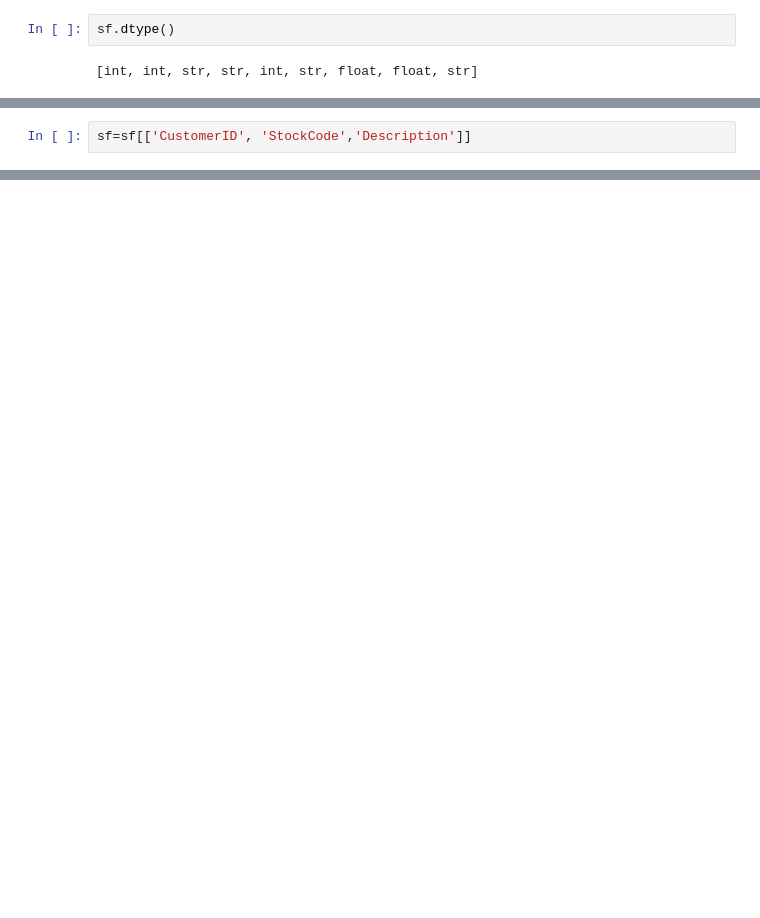
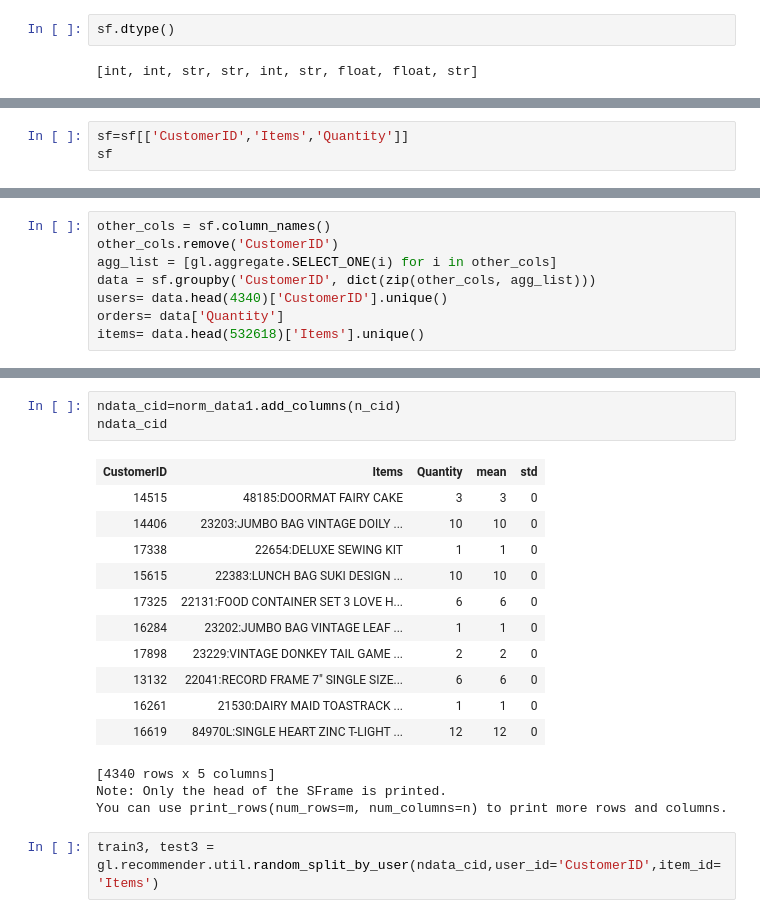
Before and after one commit to TimusLetap/Online-Retail, a Jupyter notebook: Recommendation for Wholesale Reailers.ipynb, the cells around one changed output, grey strips where cells are left out. Cells and saved outputs as stored; diff of their text form; blank space fills up the shorter version.

```diff
--- a/Recommendation for Wholesale Reailers.ipynb
+++ b/Recommendation for Wholesale Reailers.ipynb
@@ -100,2 +85,3 @@ sf.dtype()
 # %%
-sf=sf[['CustomerID', 'StockCode','Description']]
+sf=sf[['CustomerID','Items','Quantity']]
+sf
@@ -120,0 +103,8 @@ You can use print_rows(num_rows=m, num_columns=n) to print more rows and columns
+# %%
+other_cols = sf.column_names()
+other_cols.remove('CustomerID')
+agg_list = [gl.aggregate.SELECT_ONE(i) for i in other_cols]
+data = sf.groupby('CustomerID', dict(zip(other_cols, agg_list)))
+users= data.head(4340)['CustomerID'].unique()
+orders= data['Quantity']
+items= data.head(532618)['Items'].unique()
@@ -313,0 +412,20 @@ transformed_sf = count_tr.transform(sf)
+# %%
+ndata_cid=norm_data1.add_columns(n_cid)
+ndata_cid
+# %% [output]
+| CustomerID | Items | Quantity | mean | std |
+| 14515 | 48185:DOORMAT FAIRY CAKE | 3 | 3 | 0 |
+| 14406 | 23203:JUMBO BAG VINTAGE DOILY ... | 10 | 10 | 0 |
+| 17338 | 22654:DELUXE SEWING KIT | 1 | 1 | 0 |
+| 15615 | 22383:LUNCH BAG SUKI DESIGN ... | 10 | 10 | 0 |
+| 17325 | 22131:FOOD CONTAINER SET 3 LOVE H... | 6 | 6 | 0 |
+| 16284 | 23202:JUMBO BAG VINTAGE LEAF ... | 1 | 1 | 0 |
+| 17898 | 23229:VINTAGE DONKEY TAIL GAME ... | 2 | 2 | 0 |
+| 13132 | 22041:RECORD FRAME 7" SINGLE SIZE... | 6 | 6 | 0 |
+| 16261 | 21530:DAIRY MAID TOASTRACK ... | 1 | 1 | 0 |
+| 16619 | 84970L:SINGLE HEART ZINC T-LIGHT ... | 12 | 12 | 0 |
+[4340 rows x 5 columns]
+Note: Only the head of the SFrame is printed.
+You can use print_rows(num_rows=m, num_columns=n) to print more rows and columns.
+# %%
+train3, test3 = gl.recommender.util.random_split_by_user(ndata_cid,user_id='CustomerID',item_id='Items')
```
Also changed, not shown: parts of 98 cells of this notebook, 3 other files.
